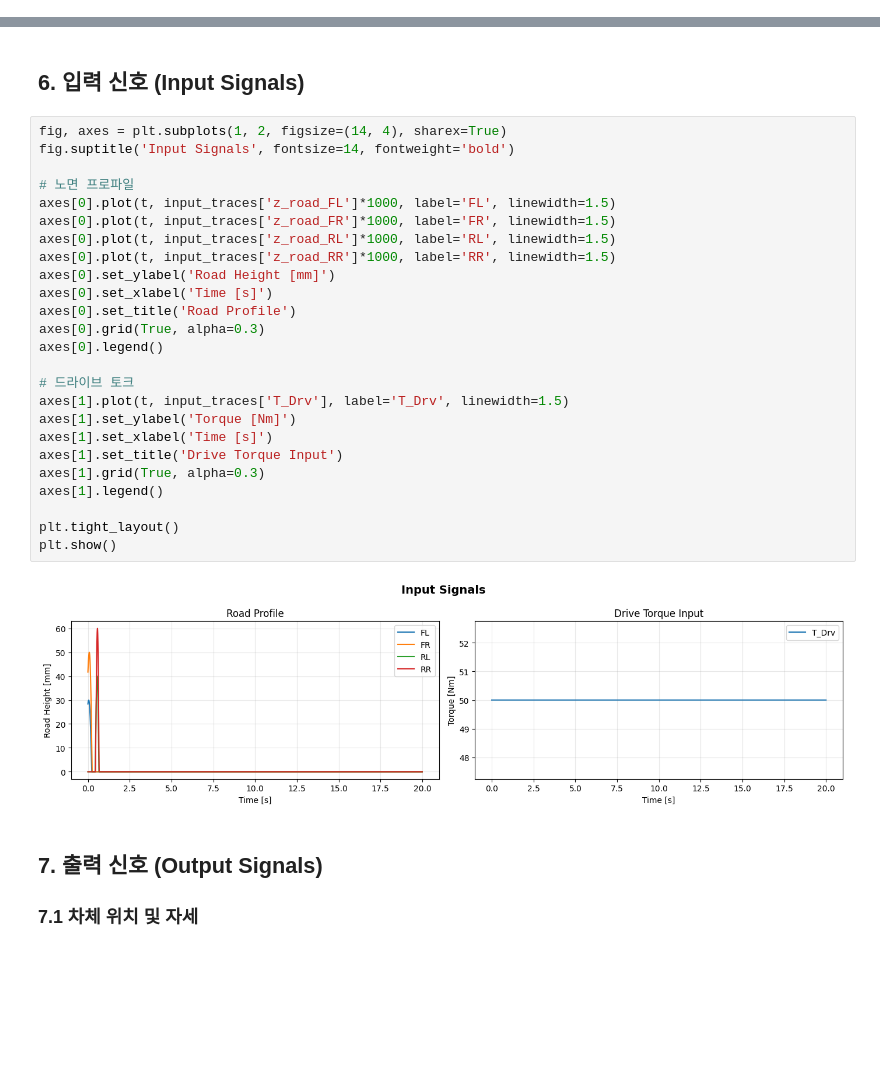
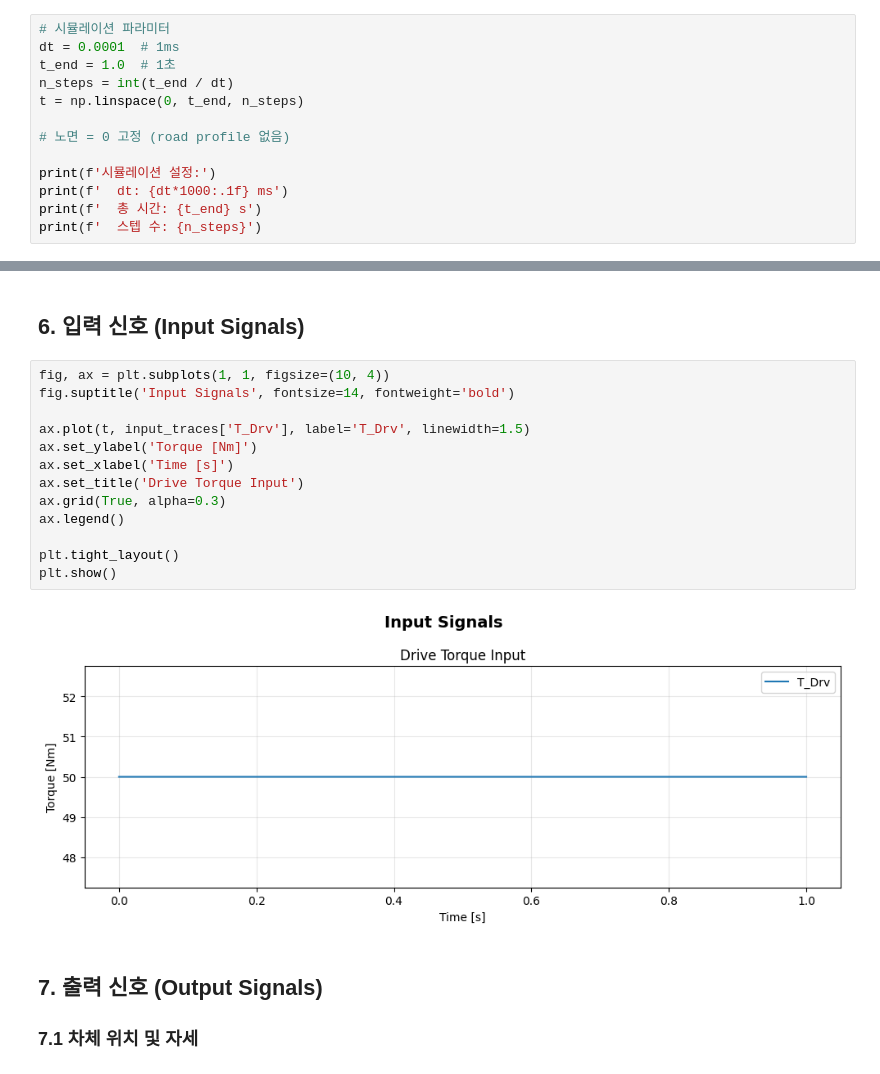
Before and after one commit to sturgeon03/E-Corner_Dynamic_Model, a Jupyter notebook: vehicle_sim/models/vehicle_body/test_debug/full_vehicle_simulation.ipynb, the cells around one changed output, grey strips where cells are left out. Saved outputs shown, nothing was run; the diff lists cells and outputs as text; blank space fills up the shorter version.

```diff
--- a/vehicle_sim/models/vehicle_body/test_debug/full_vehicle_simulation.ipynb
+++ b/vehicle_sim/models/vehicle_body/test_debug/full_vehicle_simulation.ipynb
@@ -192,0 +135,13 @@ print(f"  스텝 수: {n_steps}")
+# %%
+# 시뮬레이션 파라미터
+dt = 0.0001  # 1ms
+t_end = 1.0  # 1초
+n_steps = int(t_end / dt)
+t = np.linspace(0, t_end, n_steps)
+
+# 노면 = 0 고정 (road profile 없음)
+
+print(f'시뮬레이션 설정:')
+print(f'  dt: {dt*1000:.1f} ms')
+print(f'  총 시간: {t_end} s')
+print(f'  스텝 수: {n_steps}')
@@ -393,32 +323,20 @@ F_s 최대값: 5802 N at t=1.551s, x=21.449m
 # %% [markdown]
 ## 6. 입력 신호 (Input Signals)
 # %%
-fig, axes = plt.subplots(1, 2, figsize=(14, 4), sharex=True)
+fig, ax = plt.subplots(1, 1, figsize=(10, 4))
 fig.suptitle('Input Signals', fontsize=14, fontweight='bold')
 
-# 노면 프로파일
-axes[0].plot(t, input_traces['z_road_FL']*1000, label='FL', linewidth=1.5)
-axes[0].plot(t, input_traces['z_road_FR']*1000, label='FR', linewidth=1.5)
-axes[0].plot(t, input_traces['z_road_RL']*1000, label='RL', linewidth=1.5)
-axes[0].plot(t, input_traces['z_road_RR']*1000, label='RR', linewidth=1.5)
-axes[0].set_ylabel('Road Height [mm]')
-axes[0].set_xlabel('Time [s]')
-axes[0].set_title('Road Profile')
-axes[0].grid(True, alpha=0.3)
-axes[0].legend()
-
-# 드라이브 토크
-axes[1].plot(t, input_traces['T_Drv'], label='T_Drv', linewidth=1.5)
-axes[1].set_ylabel('Torque [Nm]')
-axes[1].set_xlabel('Time [s]')
-axes[1].set_title('Drive Torque Input')
-axes[1].grid(True, alpha=0.3)
-axes[1].legend()
+ax.plot(t, input_traces['T_Drv'], label='T_Drv', linewidth=1.5)
+ax.set_ylabel('Torque [Nm]')
+ax.set_xlabel('Time [s]')
+ax.set_title('Drive Torque Input')
+ax.grid(True, alpha=0.3)
+ax.legend()
 
 plt.tight_layout()
 plt.show()
 # %% [output]
-[figure, old version]
+[figure, new version]
 # %% [markdown]
 ## 7. 출력 신호 (Output Signals)
 
```
Also changed, not shown: parts of 11 cells of this notebook, 2 other files.
